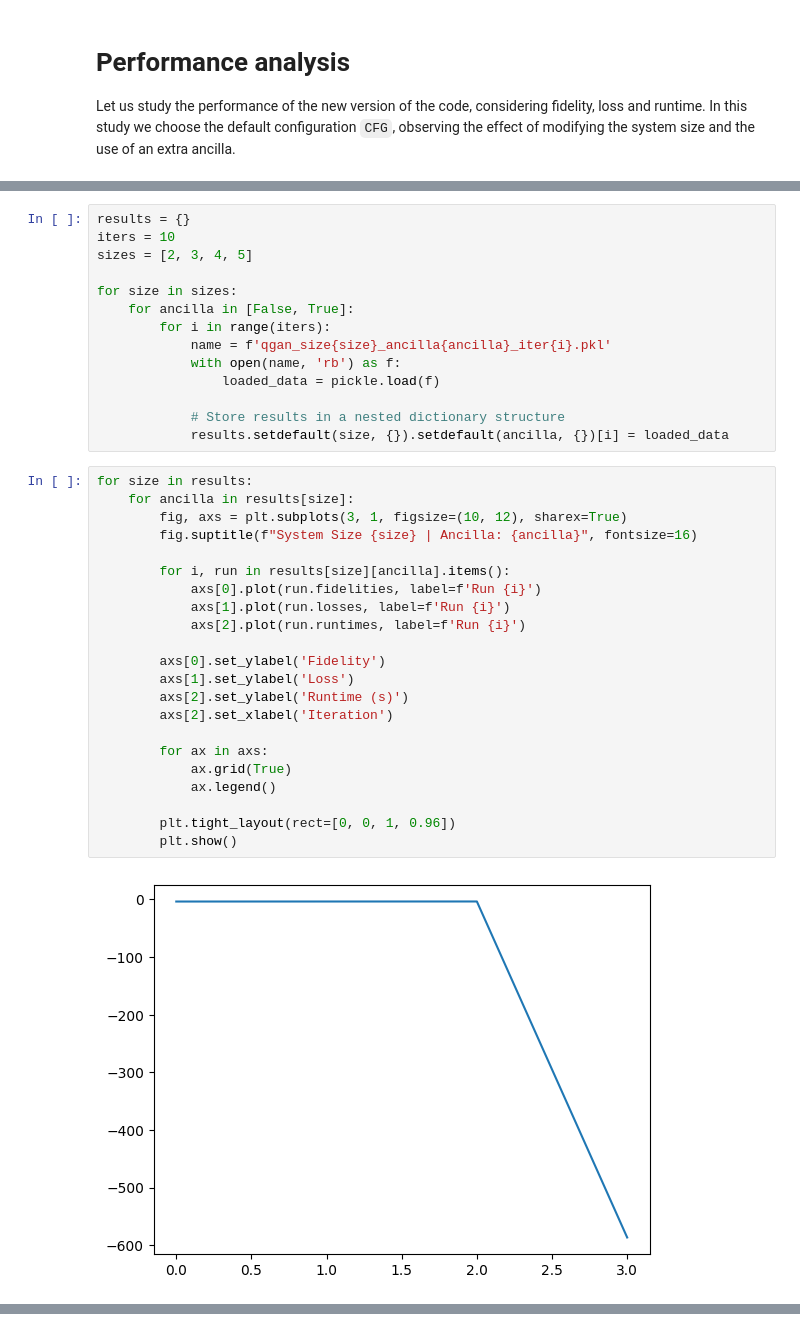
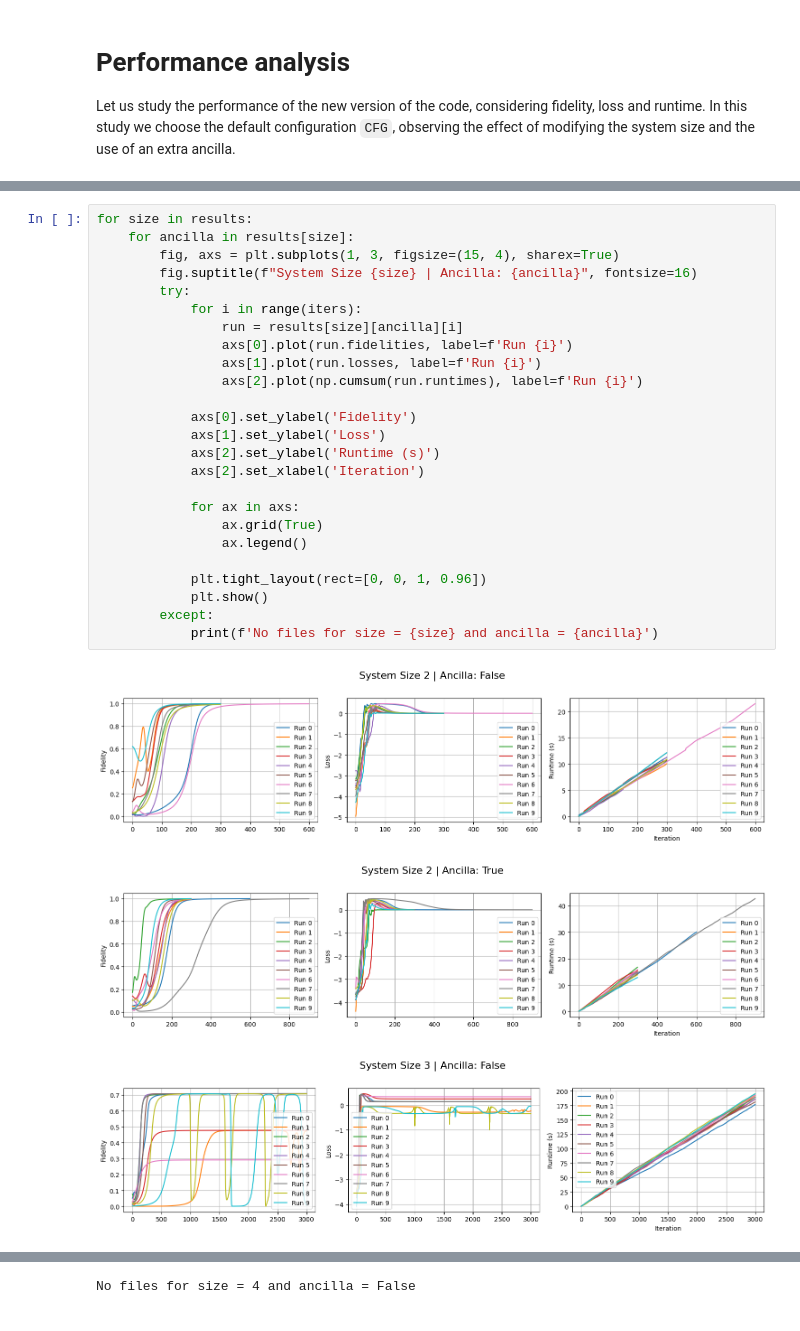
Before and after one commit to uriballo/qgan_subspace, a Jupyter notebook: src/test_plot.ipynb, the cells around one changed output, grey strips where cells are left out. Drawn from its saved outputs; the diff is of its cells as text.

Commit message:
Add performance plots

```diff
--- a/src/test_plot.ipynb
+++ b/src/test_plot.ipynb
@@ -23,38 +47,29 @@ for size in sizes:
-# %%
-results = {}
-iters = 10
-sizes = [2, 3, 4, 5]
-
-for size in sizes:
-    for ancilla in [False, True]:
-        for i in range(iters):
-            name = f'qgan_size{size}_ancilla{ancilla}_iter{i}.pkl'
-            with open(name, 'rb') as f:
-                loaded_data = pickle.load(f)
-
-            # Store results in a nested dictionary structure
-            results.setdefault(size, {}).setdefault(ancilla, {})[i] = loaded_data
 # %%
 for size in results:
     for ancilla in results[size]:
-        fig, axs = plt.subplots(3, 1, figsize=(10, 12), sharex=True)
+        fig, axs = plt.subplots(1, 3, figsize=(15, 4), sharex=True)
         fig.suptitle(f"System Size {size} | Ancilla: {ancilla}", fontsize=16)
+        try:
+            for i in range(iters):
+                run = results[size][ancilla][i]
+                axs[0].plot(run.fidelities, label=f'Run {i}')
+                axs[1].plot(run.losses, label=f'Run {i}')
+                axs[2].plot(np.cumsum(run.runtimes), label=f'Run {i}')
 
-        for i, run in results[size][ancilla].items():
-            axs[0].plot(run.fidelities, label=f'Run {i}')
-            axs[1].plot(run.losses, label=f'Run {i}')
-            axs[2].plot(run.runtimes, label=f'Run {i}')
+            axs[0].set_ylabel('Fidelity')
+            axs[1].set_ylabel('Loss')
+            axs[2].set_ylabel('Runtime (s)')
+            axs[2].set_xlabel('Iteration')
 
-        axs[0].set_ylabel('Fidelity')
-        axs[1].set_ylabel('Loss')
-        axs[2].set_ylabel('Runtime (s)')
-        axs[2].set_xlabel('Iteration')
+            for ax in axs:
+                ax.grid(True)
+                ax.legend()
 
-        for ax in axs:
-            ax.grid(True)
-            ax.legend()
-
-        plt.tight_layout(rect=[0, 0, 1, 0.96])
-        plt.show()
+            plt.tight_layout(rect=[0, 0, 1, 0.96])
+            plt.show()
+        except:
+            print(f'No files for size = {size} and ancilla = {ancilla}')
 # %% [output]
-[figure, old version]
+[figure, new version]
+[figure, added]
+[figure, added]
@@ -60,0 +77 @@ for size in results:
+No files for size = 4 and ancilla = False
```
Also changed, not shown: parts of 4 cells of this notebook.
